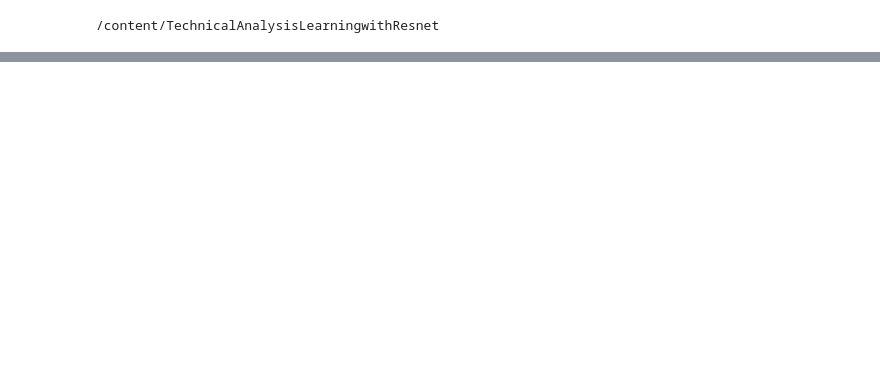
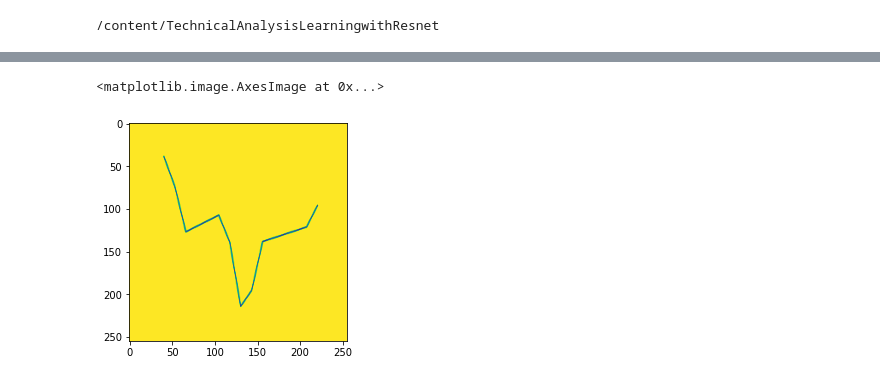
Before and after one commit to imiled/TechnicalAnalysisLearningwithResnet, a Jupyter notebook: TechnicalAnalysisLearningwithResnet.ipynb, the cells around one changed output, grey strips where cells are left out. Drawn from its saved outputs; the diff is of its cells as text; code cells hidden in the pictures; blank space fills up the shorter version.

```diff
--- a/TechnicalAnalysisLearningwithResnet.ipynb
+++ b/TechnicalAnalysisLearningwithResnet.ipynb
@@ -113,0 +249,5 @@ OSError: SavedModel file does not exist at: /content/TechnicalAnalysisLearningwi
+# %%
+plt.imshow(image_sp)
+# %% [output]
+<matplotlib.image.AxesImage at 0x...>
+[figure, added]
```
Also changed, not shown: parts of 27 cells of this notebook.
